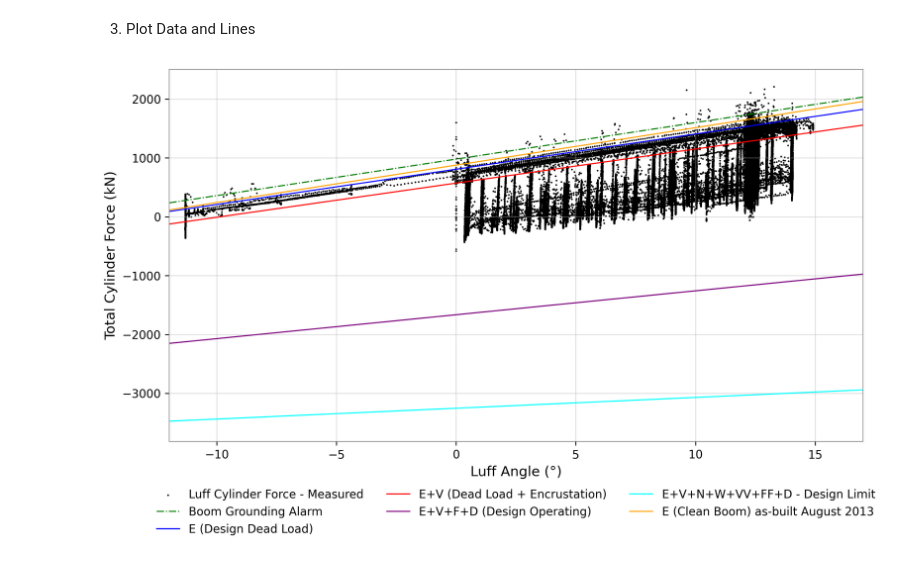
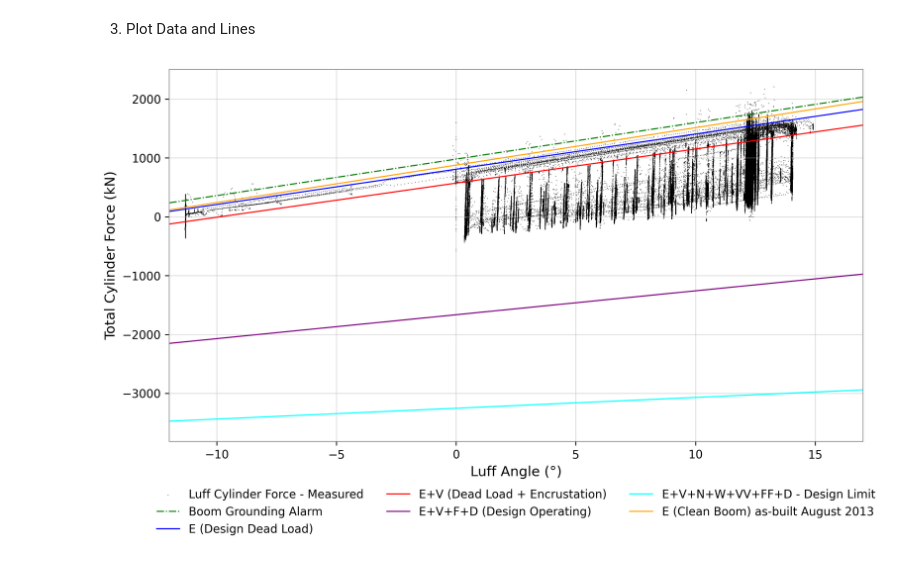
Before and after one commit to eng-dyn/Machine-Analysis, a Jupyter notebook: Catman_plot_lines_on_luff_cyl_force.ipynb, the cells around one changed output. Cells and saved outputs as stored; diff of their text form; code cells hidden in the pictures.

```diff
--- a/Catman_plot_lines_on_luff_cyl_force.ipynb
+++ b/Catman_plot_lines_on_luff_cyl_force.ipynb
@@ -121,7 +121,7 @@ y = CF_array
 fig, ax = plt.subplots(figsize=(10,6), dpi=300)
 
 # Scatter plot of Catman data
-ax.scatter(x, y, s=1, c='k', marker='o', linewidths=0.5, alpha=1, label='Luff Cylinder Force - Measured')
+ax.scatter(x, y, s=0.025, c='k', marker='o', linewidths=0.5, alpha=1, label='Luff Cylinder Force - Measured')
 
 # Linear lines on the same axes
 ax.plot(xline1, yline1, linewidth=1, linestyle='-.', color='green', label=label1)
@@ -134,31 +134,31 @@ ax.plot(xline6, yline6, linewidth=1, linestyle='-', color='orange', label=label6
 # Labels with degree symbol
 ax.set_xlabel('Luff Angle (°)', fontsize=12)
 ax.set_ylabel('Total Cylinder Force (kN)', fontsize=12)
 
 # Grid
 ax.grid(True, linestyle='-', alpha=0.4)
 
 # Legend below the plot, horizontal, no box
 ax.legend(
     loc='upper center',
     bbox_to_anchor=(0.5, -0.1),
     ncol=3,
     fontsize=10,
     frameon=False
 )
 
 # Axis limits
 ax.set_xlim(-12, 17)
 
 # Thinner, lighter spines
 for spine in ax.spines.values():
     spine.set_linewidth(0.6)
     spine.set_edgecolor('grey')
 
 # Optimize layout
 plt.tight_layout()
 
 # Show figure
 plt.show()
 # %% [output]
-[figure, old version]
+[figure, new version]
```
Also changed, not shown: 1 other file.
